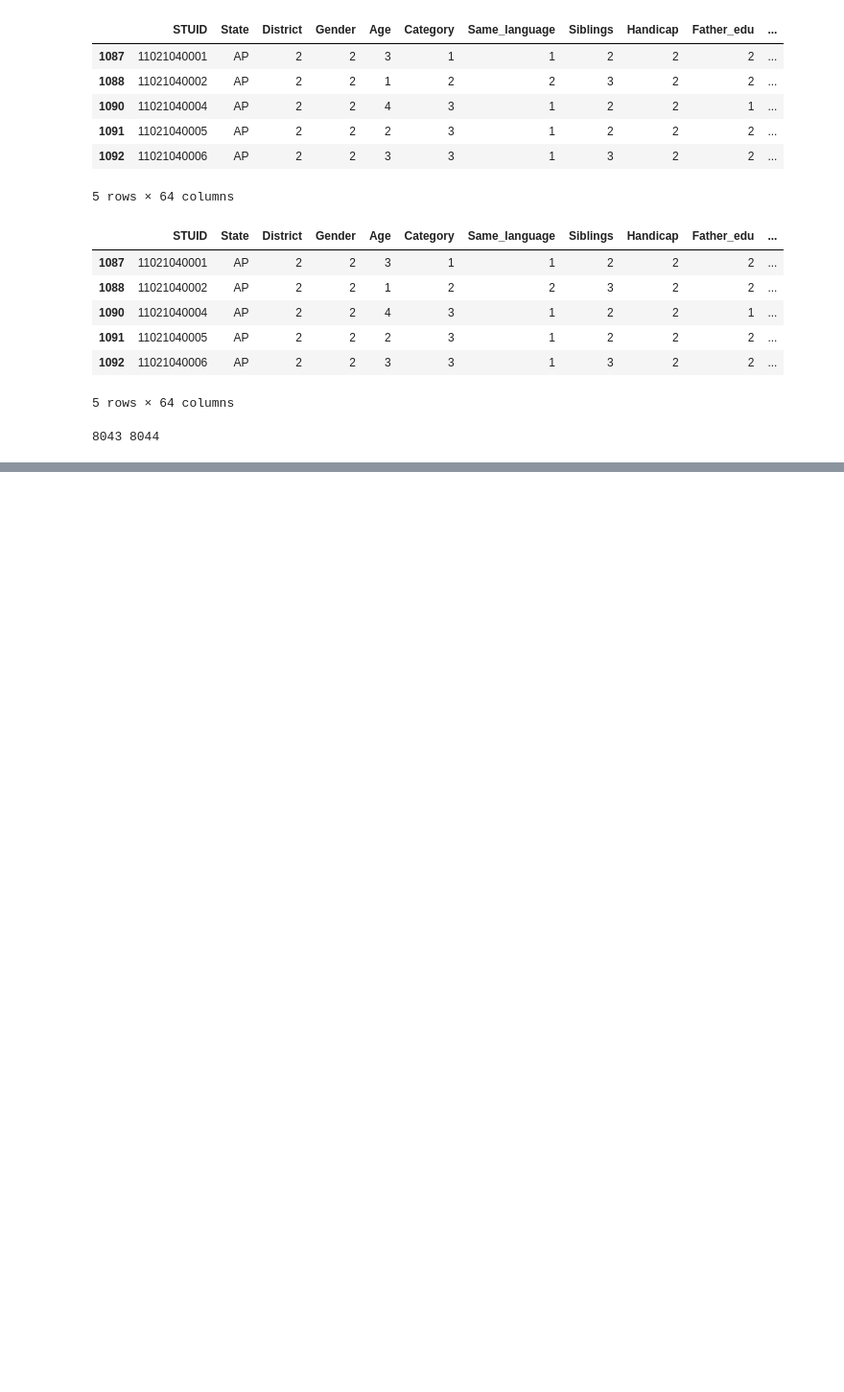
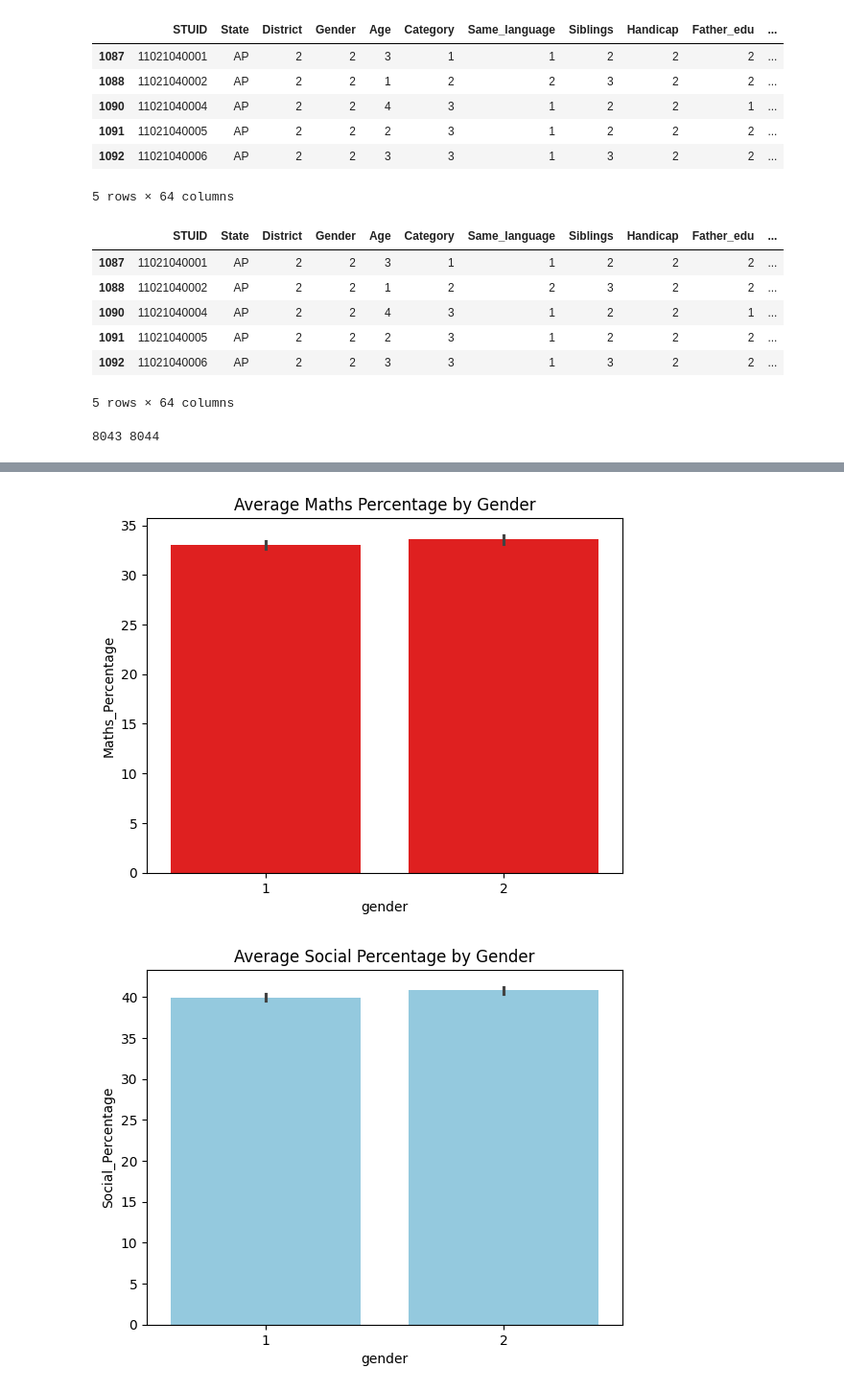
Before and after one commit to ChandanHegde07/Kruman-Projects, a Jupyter notebook: Phase1Student.ipynb, the cells around one changed output, grey strips where cells are left out. Shown at 96% size. Drawn from its saved outputs; the diff is of its cells as text; code cells hidden in the pictures; blank space fills up the shorter version.

```diff
--- a/Phase1Student.ipynb
+++ b/Phase1Student.ipynb
@@ -104,0 +258,18 @@ print(df1['STUID'].nunique(), len(df1))
+# %%
+# Maths
+sns.barplot(x='gender', y='Maths_Percentage', data=df1, color='red')
+plt.title("Average Maths Percentage by Gender")
+plt.show()
+
+# Social
+sns.barplot(x='gender', y='Social_Percentage', data=df1, color='skyblue')
+plt.title("Average Social Percentage by Gender")
+plt.show()
+
+# Science
+sns.barplot(x='gender', y='Science_Percentage', data=df1, color='green')
+plt.title("Average Science Percentage by Gender")
+plt.show()
+# %% [output]
+[figure, added]
+[figure, added]
```
Also changed, not shown: parts of 19 cells of this notebook, 1 other file.
